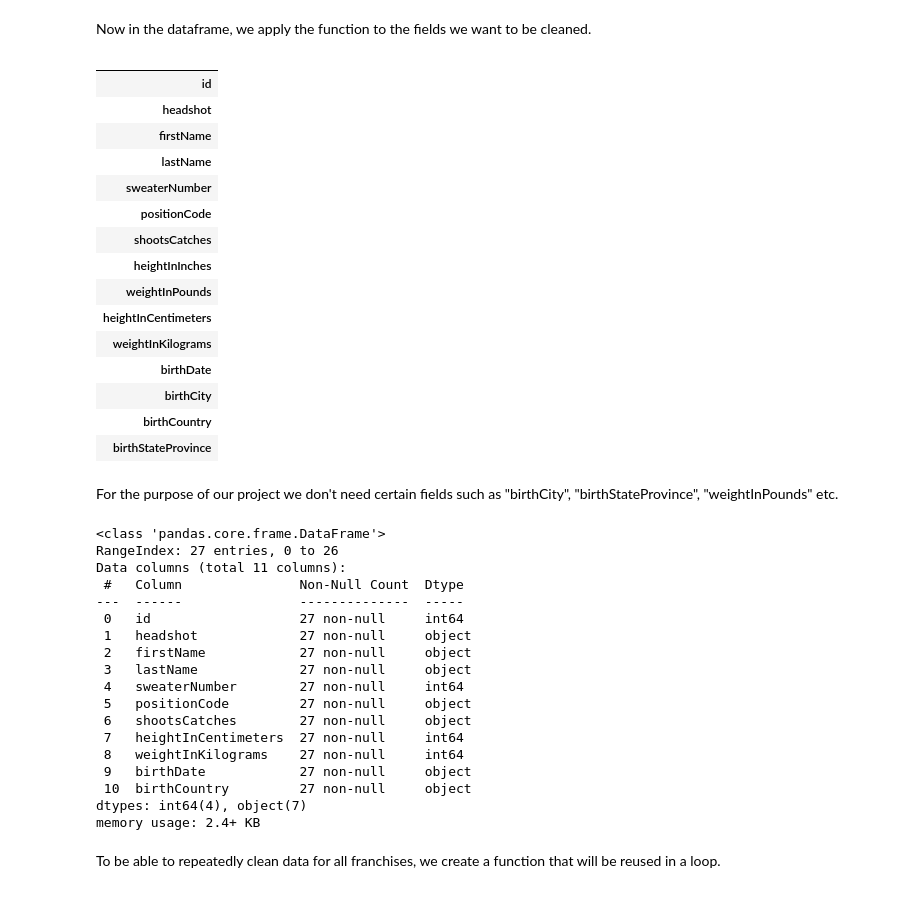
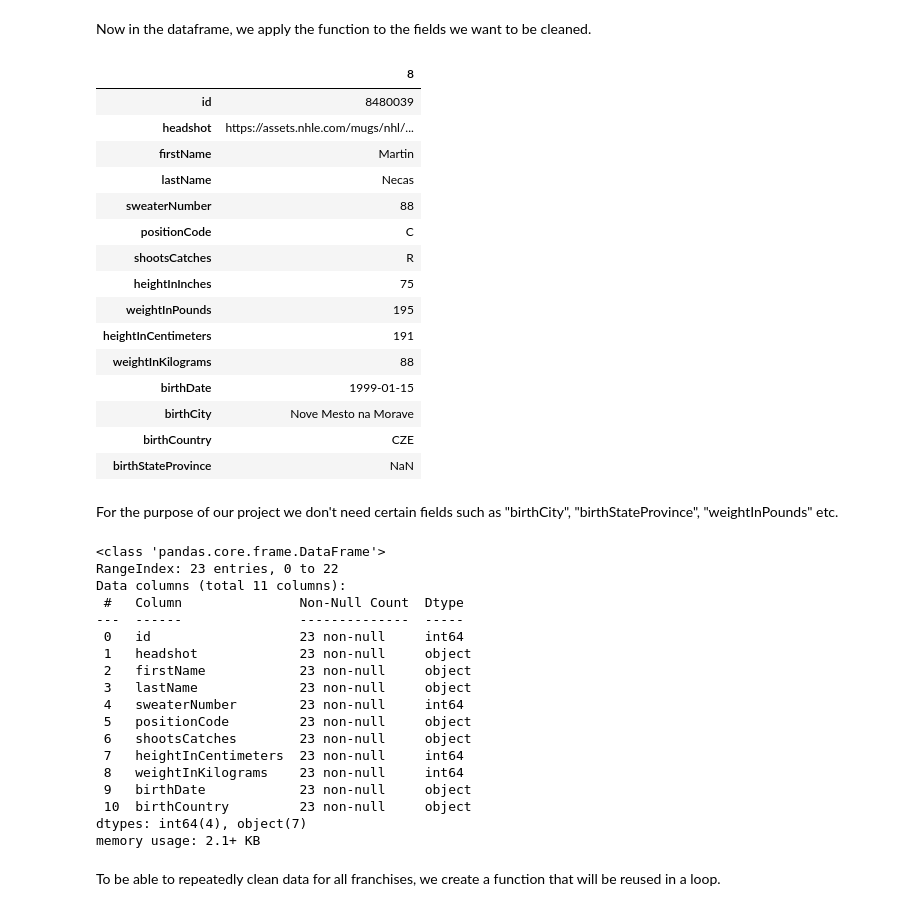
Before and after one commit to eugene-petrov-me/myprojects, a Jupyter notebook: dev/nhl-api/nhl-api.ipynb, the cells around one changed output. Cells and saved outputs as stored; diff of their text form; code cells hidden in the pictures.

```diff
--- a/dev/nhl-api/nhl-api.ipynb
+++ b/dev/nhl-api/nhl-api.ipynb
@@ -34,0 +29,3 @@ INFO:root:API URL: https://api.nhle.com/stats/rest/en/franchise
+# %%
+date = datetime.datetime.now().strftime("%Y-%m-%d")
+team_info = client.teams.teams_info(date=date)
@@ -226,24 +228,24 @@ columns_to_change = ["firstName", "lastName", "birthCity", "birthStateProvince"]
 for column in columns_to_change:
     df_team_roster[column] = get_default_value(df_team_roster[column], "default")
 # %%
-df_team_roster.loc[df_team_roster["lastName"] == "Georgiev"].T
+df_team_roster.loc[df_team_roster["lastName"] == "Necas"].T
 # %% [output]
-|  |
-| id |
-| headshot |
-| firstName |
-| lastName |
-| sweaterNumber |
-| positionCode |
-| shootsCatches |
-| heightInInches |
-| weightInPounds |
-| heightInCentimeters |
-| weightInKilograms |
-| birthDate |
-| birthCity |
-| birthCountry |
-| birthStateProvince |
+|  | 8 |
+| id | 8480039 |
+| headshot | https://assets.nhle.com/mugs/nhl/... |
+| firstName | Martin |
+| lastName | Necas |
+| sweaterNumber | 88 |
+| positionCode | C |
+| shootsCatches | R |
+| heightInInches | 75 |
+| weightInPounds | 195 |
+| heightInCentimeters | 191 |
+| weightInKilograms | 88 |
+| birthDate | 1999-01-15 |
+| birthCity | Nove Mesto na Morave |
+| birthCountry | CZE |
+| birthStateProvince | NaN |
 # %% [markdown]
 For the purpose of our project we don't need certain fields such as "birthCity", "birthStateProvince", "weightInPounds" etc.
 # %%
@@ -256,23 +258,23 @@ df_team_roster.drop(
 df_team_roster.info()
 # %% [output]
 <class 'pandas.core.frame.DataFrame'>
-RangeIndex: 27 entries, 0 to 26
+RangeIndex: 23 entries, 0 to 22
 Data columns (total 11 columns):
  #   Column               Non-Null Count  Dtype
 ---  ------               --------------  -----
- 0   id                   27 non-null     int64
- 1   headshot             27 non-null     object
- 2   firstName            27 non-null     object
- 3   lastName             27 non-null     object
- 4   sweaterNumber        27 non-null     int64
- 5   positionCode         27 non-null     object
- 6   shootsCatches        27 non-null     object
- 7   heightInCentimeters  27 non-null     int64
- 8   weightInKilograms    27 non-null     int64
- 9   birthDate            27 non-null     object
- 10  birthCountry         27 non-null     object
+ 0   id                   23 non-null     int64
+ 1   headshot             23 non-null     object
+ 2   firstName            23 non-null     object
+ 3   lastName             23 non-null     object
+ 4   sweaterNumber        23 non-null     int64
+ 5   positionCode         23 non-null     object
+ 6   shootsCatches        23 non-null     object
+ 7   heightInCentimeters  23 non-null     int64
+ 8   weightInKilograms    23 non-null     int64
+ 9   birthDate            23 non-null     object
+ 10  birthCountry         23 non-null     object
 dtypes: int64(4), object(7)
-memory usage: 2.4+ KB
+memory usage: 2.1+ KB
 # %% [markdown]
 To be able to repeatedly clean data for all franchises, we create a function that will be reused in a loop.
 # %%
```
Also changed, not shown: parts of 61 cells of this notebook, 2 other files.
